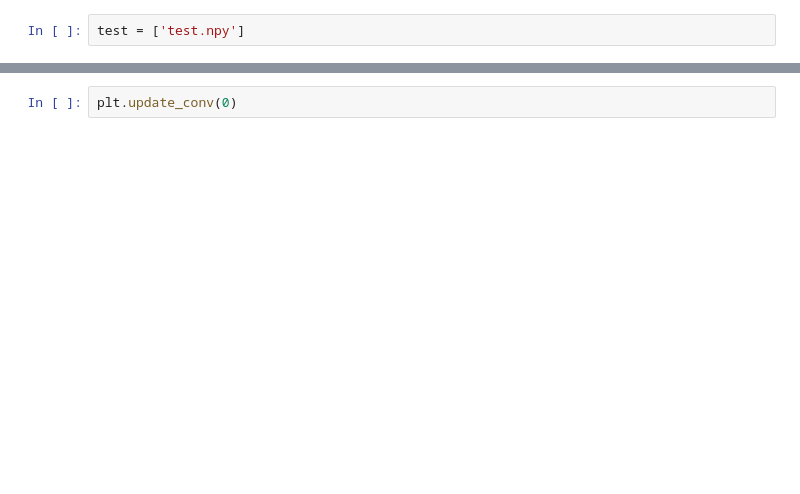
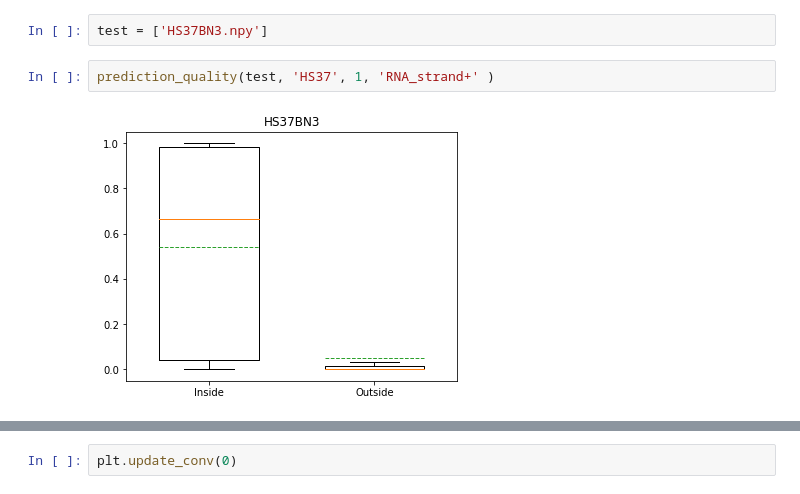
Before and after one commit to Lou-Duron/DeepCNN_annotation-MNHN, a Jupyter notebook: Prediction_analysis.ipynb, the cells around one changed output, grey strips where cells are left out. Drawn from its saved outputs; the diff is of its cells as text; blank space fills up the shorter version.

```diff
--- a/Prediction_analysis.ipynb
+++ b/Prediction_analysis.ipynb
@@ -7,3 +7,7 @@ import numpy as np
 # %%
-test = ['test.npy']
+test = ['HS37BN3.npy']
+# %%
+prediction_quality(test, 'HS37', 1, 'RNA_strand+' )
+# %% [output]
+[figure, added]
 # %%
```
Also changed, not shown: parts of 3 cells of this notebook, 13 other files.
